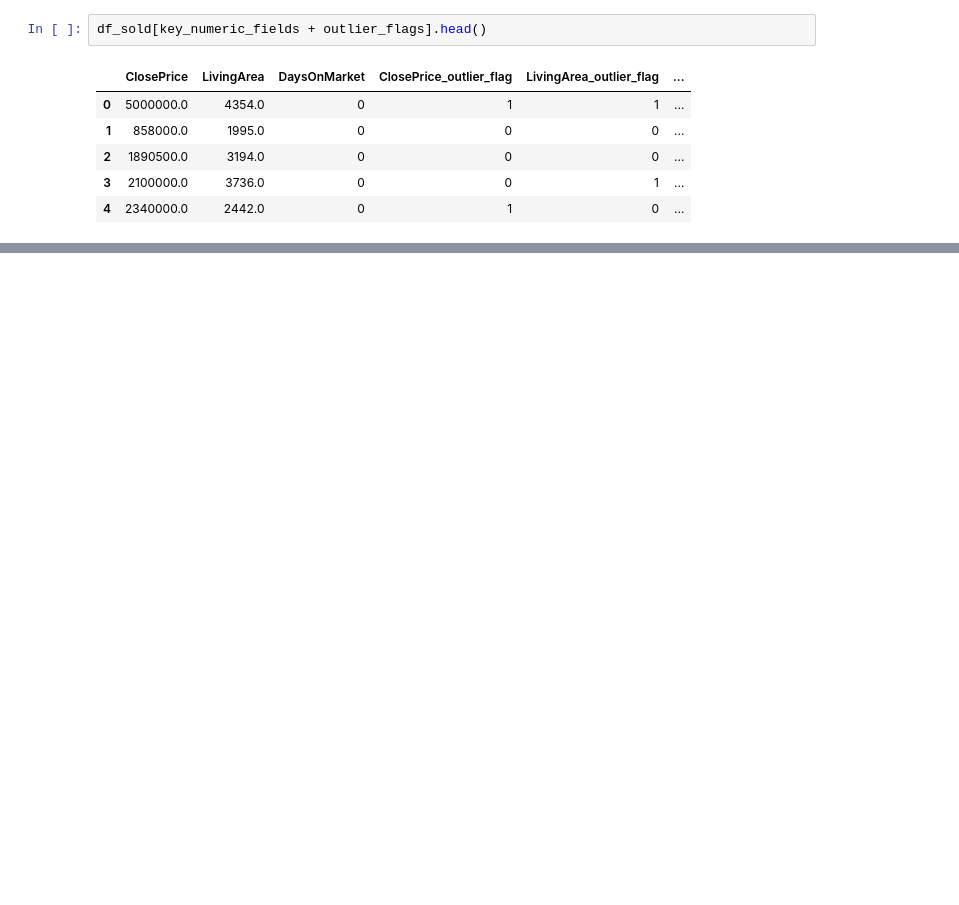
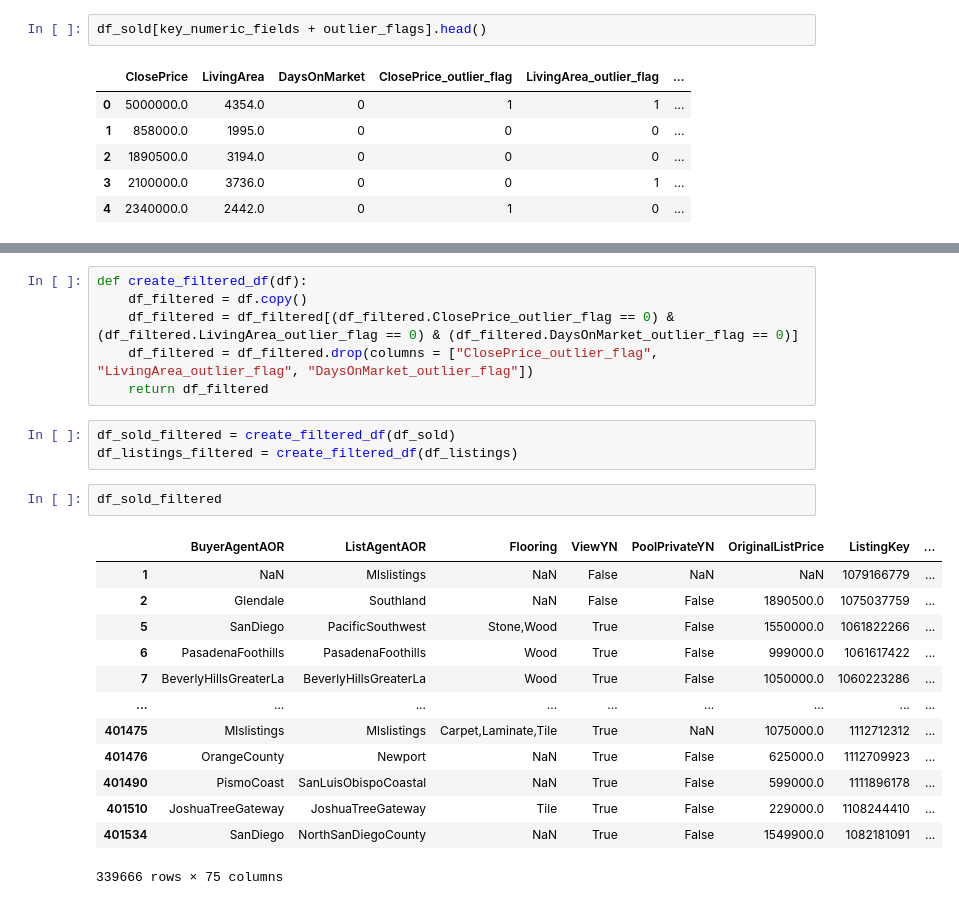
Before and after one commit to Michael-Anthony-Aguirre/IDX-Exchange-DA-Internship-2026, a Jupyter notebook: week7/6_outlier_detection.ipynb, the cells around one changed output, grey strips where cells are left out. Cells and saved outputs as stored; diff of their text form; blank space fills up the shorter version.

```diff
--- a/week7/6_outlier_detection.ipynb
+++ b/week7/6_outlier_detection.ipynb
@@ -81,0 +96,25 @@ df_sold[key_numeric_fields + outlier_flags].head()
+# %%
+def create_filtered_df(df):
+    df_filtered = df.copy()
+    df_filtered = df_filtered[(df_filtered.ClosePrice_outlier_flag == 0) & (df_filtered.LivingArea_outlier_flag == 0) & (df_filtered.DaysOnMarket_outlier_flag == 0)]
+    df_filtered = df_filtered.drop(columns = ["ClosePrice_outlier_flag", "LivingArea_outlier_flag", "DaysOnMarket_outlier_flag"])
+    return df_filtered
+# %%
+df_sold_filtered = create_filtered_df(df_sold)
+df_listings_filtered = create_filtered_df(df_listings)
+# %%
+df_sold_filtered
+# %% [output]
+|  | BuyerAgentAOR | ListAgentAOR | Flooring | ViewYN | PoolPrivateYN | OriginalListPrice | ListingKey | ... |
+| 1 | NaN | Mlslistings | NaN | False | NaN | NaN | 1079166779 | ... |
+| 2 | Glendale | Southland | NaN | False | False | 1890500.0 | 1075037759 | ... |
+| 5 | SanDiego | PacificSouthwest | Stone,Wood | True | False | 1550000.0 | 1061822266 | ... |
+| 6 | PasadenaFoothills | PasadenaFoothills | Wood | True | False | 999000.0 | 1061617422 | ... |
+| 7 | BeverlyHillsGreaterLa | BeverlyHillsGreaterLa | Wood | True | False | 1050000.0 | 1060223286 | ... |
+| ... | ... | ... | ... | ... | ... | ... | ... | ... |
+| 401475 | Mlslistings | Mlslistings | Carpet,Laminate,Tile | True | NaN | 1075000.0 | 1112712312 | ... |
+| 401476 | OrangeCounty | Newport | NaN | True | False | 625000.0 | 1112709923 | ... |
+| 401490 | PismoCoast | SanLuisObispoCoastal | NaN | True | False | 599000.0 | 1111896178 | ... |
+| 401510 | JoshuaTreeGateway | JoshuaTreeGateway | Tile | True | False | 229000.0 | 1108244410 | ... |
+| 401534 | SanDiego | NorthSanDiegoCounty | NaN | True | False | 1549900.0 | 1082181091 | ... |
+339666 rows × 75 columns
```
Also changed, not shown: parts of 12 cells of this notebook.
